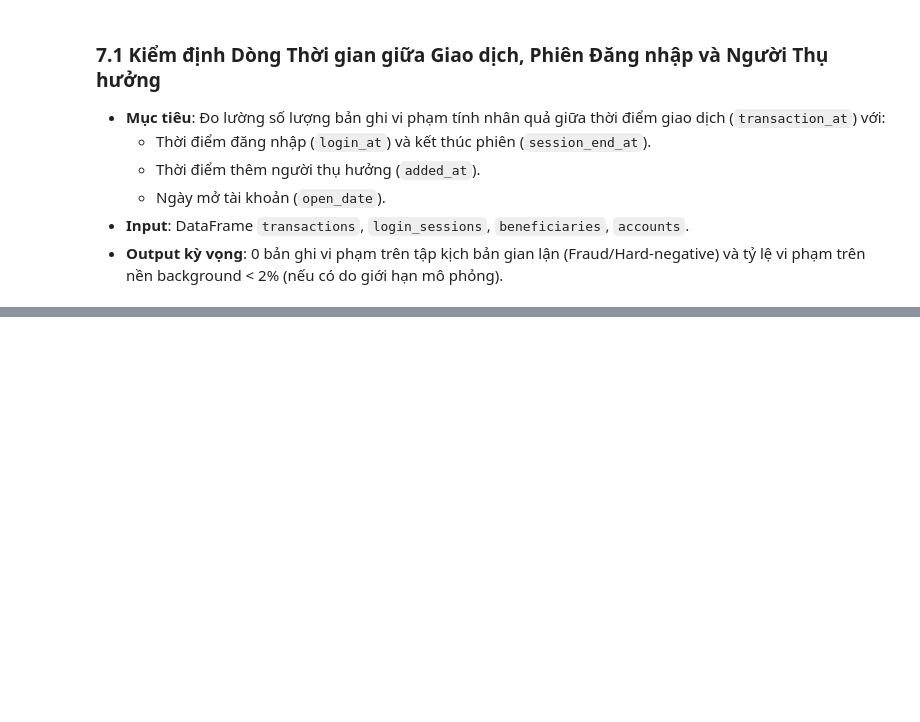
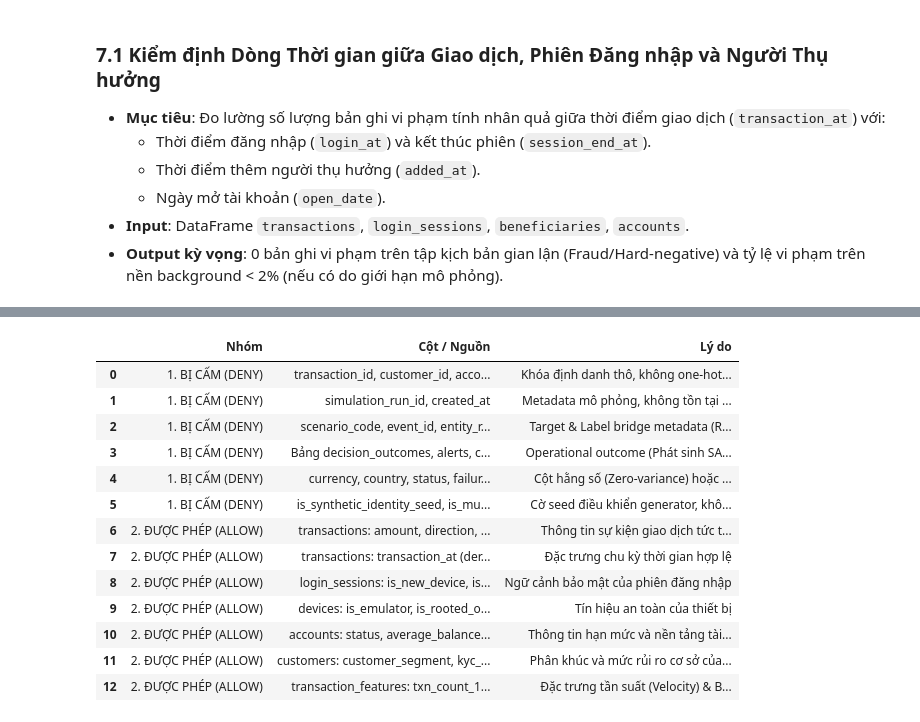
Before and after one commit to conluoi123/SAS-FRAUD, a Jupyter notebook: notebooks/01_data_quality.ipynb, the cells around one changed output, grey strips where cells are left out. Saved outputs shown, nothing was run; the diff lists cells and outputs as text; code cells hidden in the pictures; blank space fills up the shorter version.

```diff
--- a/notebooks/01_data_quality.ipynb
+++ b/notebooks/01_data_quality.ipynb
@@ -1053,0 +1220,37 @@ for r in causality_results:
+# %%
+feature_policy = [
+    # DENY LIST: ID & Metadata
+    {"Nhóm": "1. BỊ CẤM (DENY)", "Cột / Nguồn": "transaction_id, customer_id, account_id, device_id, session_id, beneficiary_id", "Lý do": "Khóa định danh thô, không one-hot; Chứa pattern _SCN_"},
+    {"Nhóm": "1. BỊ CẤM (DENY)", "Cột / Nguồn": "simulation_run_id, created_at", "Lý do": "Metadata mô phỏng, không tồn tại trong runtime production"},
+    {"Nhóm": "1. BỊ CẤM (DENY)", "Cột / Nguồn": "scenario_code, event_id, entity_role, label_scope, target_fraud, hard_negative, sample_weight", "Lý do": "Target & Label bridge metadata (Rò rỉ 100% nhãn)"},
+    {"Nhóm": "1. BỊ CẤM (DENY)", "Cột / Nguồn": "Bảng decision_outcomes, alerts, cases, verification_results, rules, rule_hits", "Lý do": "Operational outcome (Phát sinh SAU KHI model ra quyết định)"},
+    {"Nhóm": "1. BỊ CẤM (DENY)", "Cột / Nguồn": "currency, country, status, failure_reason, merchant_id, merchant_category_code", "Lý do": "Cột hằng số (Zero-variance) hoặc 100% rỗng"},
+    {"Nhóm": "1. BỊ CẤM (DENY)", "Cột / Nguồn": "is_synthetic_identity_seed, is_mule_candidate_seed", "Lý do": "Cờ seed điều khiển generator, không có trong môi trường thật"},
+
+    # ALLOW LIST: Current Event & Context
+    {"Nhóm": "2. ĐƯỢC PHÉP (ALLOW)", "Cột / Nguồn": "transactions: amount, direction, transaction_type, channel, balance_before, balance_after", "Lý do": "Thông tin sự kiện giao dịch tức thời (Point-in-time)"},
+    {"Nhóm": "2. ĐƯỢC PHÉP (ALLOW)", "Cột / Nguồn": "transactions: transaction_at (derived: hour, day_of_week, is_night)", "Lý do": "Đặc trưng chu kỳ thời gian hợp lệ"},
+    {"Nhóm": "2. ĐƯỢC PHÉP (ALLOW)", "Cột / Nguồn": "login_sessions: is_new_device, is_new_location, vpn_flag, proxy_flag, session_risk_score", "Lý do": "Ngữ cảnh bảo mật của phiên đăng nhập"},
+    {"Nhóm": "2. ĐƯỢC PHÉP (ALLOW)", "Cột / Nguồn": "devices: is_emulator, is_rooted_or_jailbroken, trust_status, device_risk_score", "Lý do": "Tín hiệu an toàn của thiết bị"},
+    {"Nhóm": "2. ĐƯỢC PHÉP (ALLOW)", "Cột / Nguồn": "accounts: status, average_balance, single_txn_limit, daily_transfer_limit", "Lý do": "Thông tin hạn mức và nền tảng tài khoản"},
+    {"Nhóm": "2. ĐƯỢC PHÉP (ALLOW)", "Cột / Nguồn": "customers: customer_segment, kyc_level, base_risk_level, province", "Lý do": "Phân khúc và mức rủi ro cơ sở của khách hàng"},
+    {"Nhóm": "2. ĐƯỢC PHÉP (ALLOW)", "Cột / Nguồn": "transaction_features: txn_count_10m, txn_count_1h, txn_amount_sum_24h, failed_auth_count_30m", "Lý do": "Đặc trưng tần suất (Velocity) & Bảo mật tính toán < T"}
+]
+
+policy_df = pd.DataFrame(feature_policy)
+display(policy_df)
+# %% [output]
+|  | Nhóm | Cột / Nguồn | Lý do |
+| 0 | 1. BỊ CẤM (DENY) | transaction_id, customer_id, acco... | Khóa định danh thô, không one-hot... |
+| 1 | 1. BỊ CẤM (DENY) | simulation_run_id, created_at | Metadata mô phỏng, không tồn tại ... |
+| 2 | 1. BỊ CẤM (DENY) | scenario_code, event_id, entity_r... | Target & Label bridge metadata (R... |
+| 3 | 1. BỊ CẤM (DENY) | Bảng decision_outcomes, alerts, c... | Operational outcome (Phát sinh SA... |
+| 4 | 1. BỊ CẤM (DENY) | currency, country, status, failur... | Cột hằng số (Zero-variance) hoặc ... |
+| 5 | 1. BỊ CẤM (DENY) | is_synthetic_identity_seed, is_mu... | Cờ seed điều khiển generator, khô... |
+| 6 | 2. ĐƯỢC PHÉP (ALLOW) | transactions: amount, direction, ... | Thông tin sự kiện giao dịch tức t... |
+| 7 | 2. ĐƯỢC PHÉP (ALLOW) | transactions: transaction_at (der... | Đặc trưng chu kỳ thời gian hợp lệ |
+| 8 | 2. ĐƯỢC PHÉP (ALLOW) | login_sessions: is_new_device, is... | Ngữ cảnh bảo mật của phiên đăng nhập |
+| 9 | 2. ĐƯỢC PHÉP (ALLOW) | devices: is_emulator, is_rooted_o... | Tín hiệu an toàn của thiết bị |
+| 10 | 2. ĐƯỢC PHÉP (ALLOW) | accounts: status, average_balance... | Thông tin hạn mức và nền tảng tài... |
+| 11 | 2. ĐƯỢC PHÉP (ALLOW) | customers: customer_segment, kyc_... | Phân khúc và mức rủi ro cơ sở của... |
+| 12 | 2. ĐƯỢC PHÉP (ALLOW) | transaction_features: txn_count_1... | Đặc trưng tần suất (Velocity) & B... |
```
Also changed, not shown: parts of 17 cells of this notebook, 10 other files.
